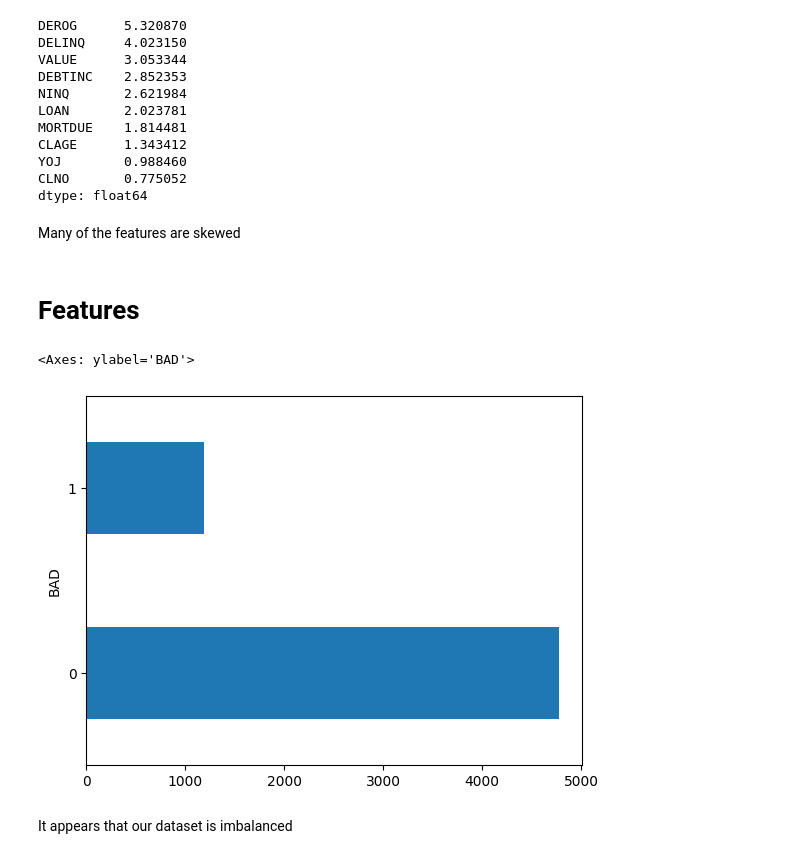
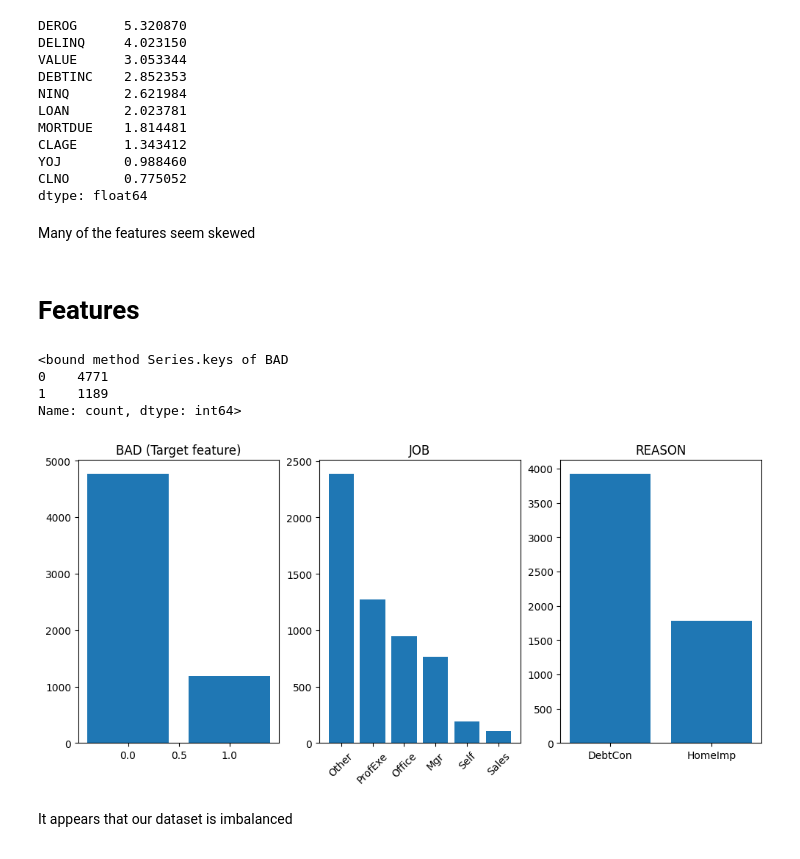
Before and after one commit to 4rn3/loan_default_prediction, a Jupyter notebook: data_analysis.ipynb, the cells around one changed output. Cells and saved outputs as stored; diff of their text form; code cells hidden in the pictures.

```diff
--- a/data_analysis.ipynb
+++ b/data_analysis.ipynb
@@ -182,13 +178,36 @@ YOJ        0.988460
 CLNO       0.775052
 dtype: float64
 # %% [markdown]
-Many of the features are skewed
+Many of the features seem skewed
 # %% [markdown]
 # Features
-# %%
-df["BAD"].value_counts().plot(kind="barh")
-# %% [output]
-<Axes: ylabel='BAD'>
-[figure, removed]
+# %%
+class_distribution = df["BAD"].value_counts()
+job_distribution = df["JOB"].value_counts()
+reason_distribution = df["REASON"].value_counts()
+# %%
+class_distribution.keys
+# %% [output]
+<bound method Series.keys of BAD
+0    4771
+1    1189
+Name: count, dtype: int64>
+# %%
+fig, axs = plt.subplots(nrows=1, ncols=3, figsize=(12, 5))
+
+axs[0].bar(class_distribution.keys(),class_distribution)
+axs[0].set_title('BAD (Target feature)')
+
+axs[1].bar(job_distribution.index, job_distribution)
+axs[1].set_title('JOB')
+axs[1].set_xticklabels(job_distribution.index, rotation=45)
+
+
+axs[2].bar(reason_distribution.index, reason_distribution)
+axs[2].set_title('REASON')
+
+plt.savefig('./images/feature_plots.png')
+# %% [output]
+[figure, added]
 # %% [markdown]
 It appears that our dataset is imbalanced
```
Also changed, not shown: parts of 10 cells of this notebook.
